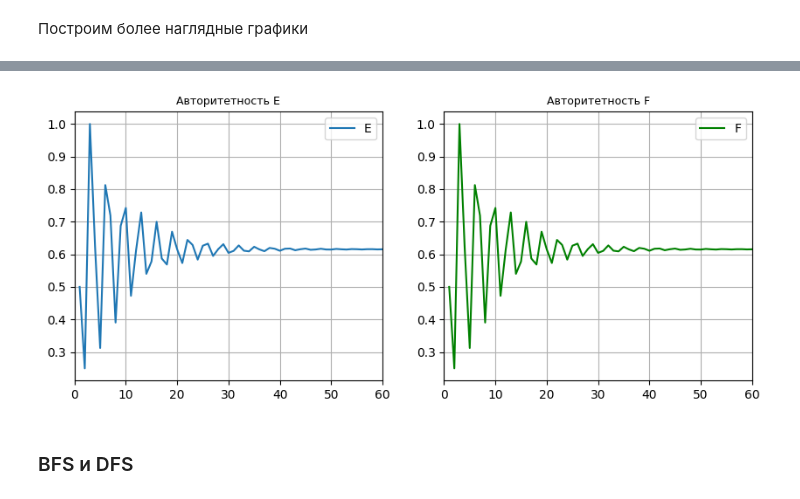
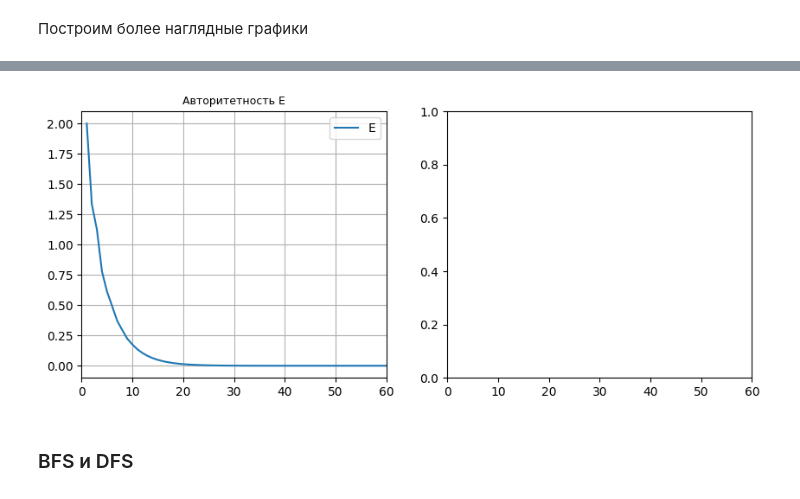
Before and after one commit to DaniilRen/T-Bank-CU-contest, a Jupyter notebook: pagerank.ipynb, the cells around one changed output, grey strips where cells are left out. Saved outputs shown, nothing was run; the diff lists cells and outputs as text; code cells hidden in the pictures.

Commit message:
added graph A and B from task 6

```diff
--- a/pagerank.ipynb
+++ b/pagerank.ipynb
@@ -73,6 +101,8 @@ def PageBank(raw_graph, iter=3, chosen_iters: tuple = ()):
 	# словарь с результатами итераций
 	results = {i: [] for i in nodes.keys()}
 	results["Iter"] = []
+	# добавочный коээфициент
+	p = 0.5
 
 	for it in range(1, iter+1):
 		spotted = []
@@ -81,9 +111,12 @@ def PageBank(raw_graph, iter=3, chosen_iters: tuple = ()):
 		for value, node in nodes.items():
 			# число страниц, за которые голосует рассматриваемая страница
 			votes = len(node.children)
+			# если страница никому не отдает голос, пропускаем ее
+			if votes == 0:
+				continue
 			# рассчитываем конечный вес ее голоса
 			weight = weights[value]
-			added_weight = weight / votes
+			added_weight = p + weight / votes
 
 			for child in node.children:
 				# если голос суммируется в первый раз,
@@ -108,6 +141,6 @@ def PageBank(raw_graph, iter=3, chosen_iters: tuple = ()):
 # %% [markdown]
 ### Получение графа после итераций функции
 # %%
-new_graph, res = PageBank(raw_graph=graph, iter=1000, chosen_iters=(1, 2, 1000))
+new_graph, res = PageBank(raw_graph=graph, iter=5000, chosen_iters=(1, 2, 3, 4, 5, 1000, 5000))
 # %% [output]
 --- iter 1 ends with:
@@ -178,21 +220,18 @@ plt.savefig("line-2.png")
 # %%
 fig, axes = plt.subplots(1, 2, sharex=True, figsize=(10,4))
 axes[0].set_title('Авторитетность E', fontsize=9)
-axes[1].set_title('Авторитетность F', fontsize=9)
+
 # plt.grid(True)
 plt.xlim(0, 60)
 
 axes[0].plot(res[["E"]], label=["E"])
 axes[0].legend()
 axes[0].grid(True)
 
-axes[1].plot(res[["F"]], 'g', label=["F"])
-axes[1].legend()
-axes[1].grid(True)
 
-plt.savefig("line-3.png")
+# plt.savefig("line-3.png")
 # %% [output]
-[figure, old version]
+[figure, new version]
 # %% [markdown]
 ### BFS и DFS
 # %%
```
Also changed, not shown: parts of 4 cells of this notebook, 3 other files.
